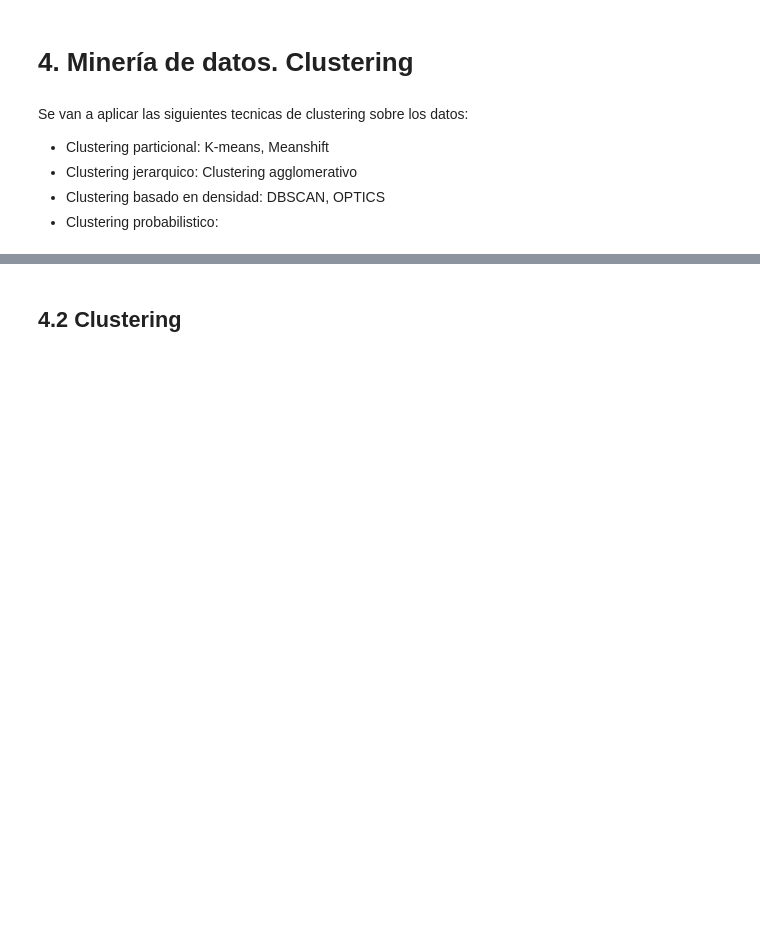
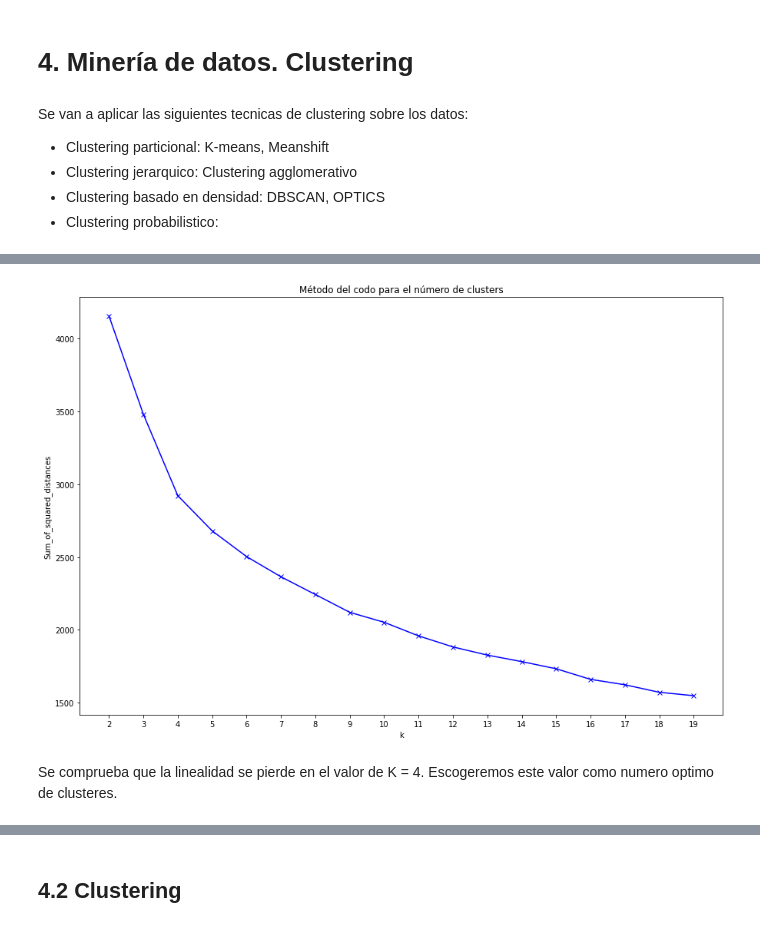
Before and after one commit to adriancarmona999/Analisis-de-estrategias-de-clustering-en-la-economia, a Jupyter notebook: automobile-customer-clustering-k-means-pca.ipynb, the cells around one changed output, grey strips where cells are left out. Cells and saved outputs as stored; diff of their text form; code cells hidden in the pictures; blank space fills up the shorter version.

```diff
--- a/automobile-customer-clustering-k-means-pca.ipynb
+++ b/automobile-customer-clustering-k-means-pca.ipynb
@@ -192,8 +230,4 @@ La normalización nos permite corregir el posible sesgo de los algoritmos hacia
 scaler = MinMaxScaler(feature_range=(0, 1))
 
 #Normalizaremos todas la variables menos la identificativa de cada cliente
-datos_normalizados = scaler.fit_transform(datos.copy().drop(columns=["CustomerID", "Segmentation"]))
-
-## Construyo un nuevo datframe con los datos normalizados
-df_normalizado = pd.DataFrame(data=datos_normalizados, columns=datos.columns[1:-1])
-df_normalizado.head() # check the result
+datos_normalizados = datos.drop(['CustomerID'],axis=1,)
@@ -206,0 +250,3 @@ df_normalizado.head() # check the result
+# %%
+datos_normalizados = scaler.fit_transform(datos_normalizados)
+datos_normalizados
@@ -206,0 +267,5 @@ df_normalizado.head() # check the result
+# %%
+
+## Construyo un nuevo datframe con los datos normalizados. Aprovecho para traducir los nombres de las columnas.
+df_normalizado = pd.DataFrame(data=datos_normalizados, columns=['Genero','Casado','Edad','Graduado','Profesion','ExperienciaLaboral','Score','Familia','Categoria'])
+df_normalizado.head() # check the result
@@ -216,0 +290,20 @@ Se van a aplicar las siguientes tecnicas de clustering sobre los datos:
+# %%
+Sum_of_squared_distances = []
+K = range(2,20)
+for k in K:
+   km_nombres = KMeans(n_clusters=k, max_iter=300, n_init=10)
+   km_nombres = km_nombres.fit(df_normalizado)
+   Sum_of_squared_distances.append(km_nombres.inertia_)
+
+plt.figure(figsize=(15,10))
+plt.xticks(range(20))
+plt.plot(K, Sum_of_squared_distances, 'bx-')
+plt.xlabel('k')
+plt.ylabel('Sum_of_squared_distances')
+plt.title('Método del codo para el número de clusters')
+plt.savefig('metodo_del_codo.png')
+plt.show()
+# %% [output]
+[figure, added]
+# %% [markdown]
+Se comprueba que la linealidad se pierde en el valor de K = 4. Escogeremos este valor como numero optimo de clusteres.
```
Also changed, not shown: parts of 27 cells of this notebook, 8 other files.
